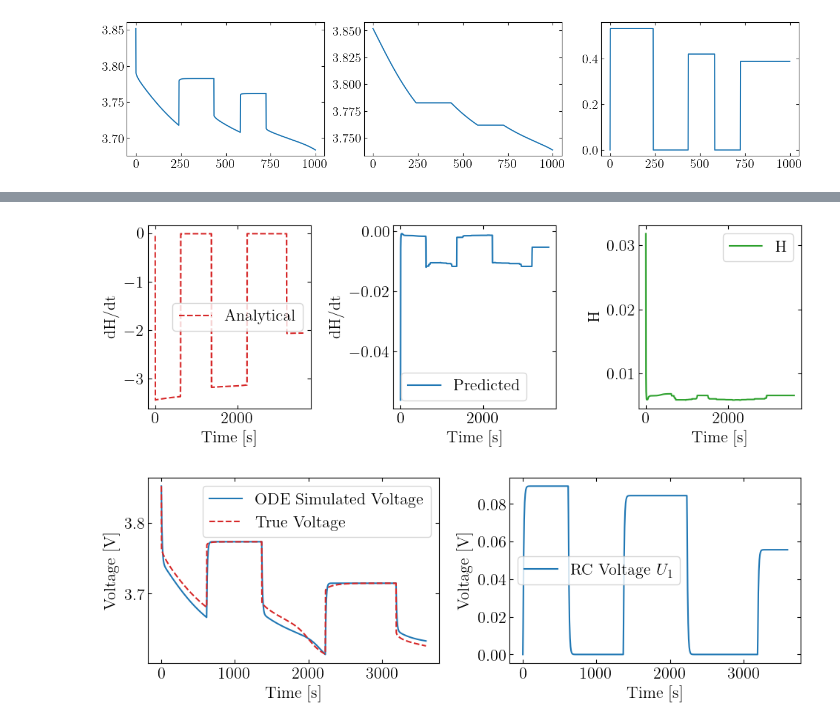
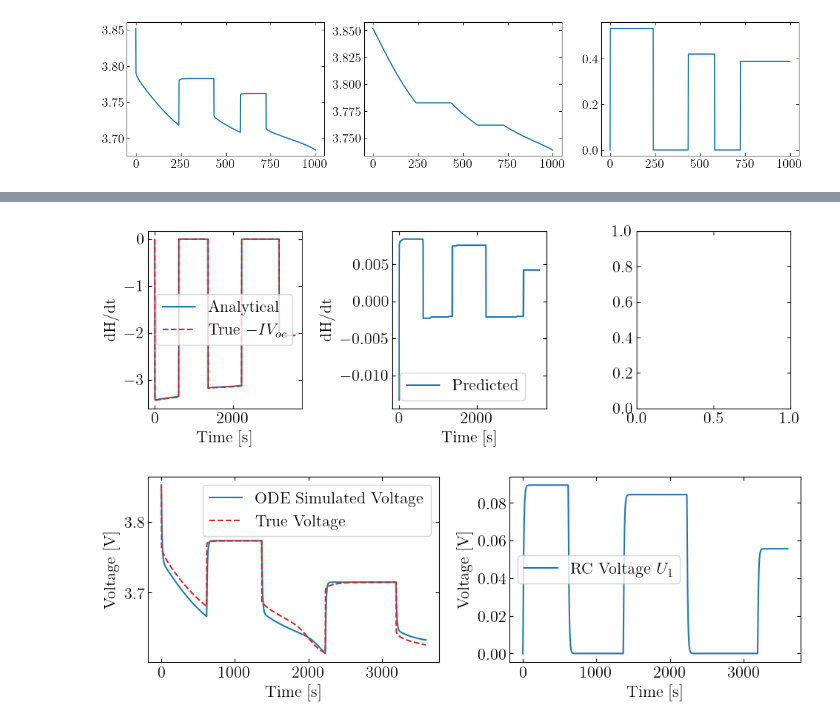
Before and after one commit to j-haralds/MSc_thesis, a Jupyter notebook: program/3_PHNN_ECM/4.1_JN_PHNN.ipynb, the cells around one changed output, grey strips where cells are left out. Saved outputs shown, nothing was run; the diff lists cells and outputs as text; code cells hidden in the pictures.

```diff
--- a/program/3_PHNN_ECM/4.1_JN_PHNN.ipynb
+++ b/program/3_PHNN_ECM/4.1_JN_PHNN.ipynb
@@ -489,39 +489,41 @@ def eval_rollout_H(idx=0, dt=DT):
 
     for t in range(step + 1):
         x_t = x_arr[0, t:t+1].detach().requires_grad_(True)  # (1, 2)
         H_t = model(x_t)                                      # (1, 1)
         I_t = I_arr[0, t:t+1]                                  # (1,)
         dHdt_pred_list.append(dH_dt_fn(H_t, x_t, I_t))        # (1,)
 
     dHdt_pred = torch.cat(dHdt_pred_list).detach().numpy()    # (T,)
     dHdt_analyt = dH_dt_analytical( V_pred_phys.squeeze(0).detach().numpy(), I_arr.squeeze(0).detach().numpy(),
                                    U1_arr.squeeze(0).detach().numpy(), model.R0.item(), model.R1.item())
 
     t_ax = np.arange(step + 1) * dt
     return dHdt_pred, dHdt_analyt, H_arr, t_ax
 
 idx = 1
 dt = 4
 dH_dt_pred, dH_dt_analyt, H, t = eval_rollout_H(idx, dt)
 
 fig, axes = plt.subplots(1, 3, figsize=(10, 3.5))
 
-axes[0].plot(t, dH_dt_analyt, '--', color='tab:red', label=r'Analytical')
+x_b = x_test_batch[idx:idx+1]
+y_b = y_test_batch[idx:idx+1]
+I_phys   = x_b[:, :, 0] * stats['I'][1] + stats['I'][0]
+ocv_phys = y_b[:, :, 1] * stats['ocv'][1] + stats['ocv'][0]
+axes[0].plot(t, dH_dt_analyt, color='tab:blue', label=r'Analytical')
+axes[0].plot(t_true, -I_phys.squeeze(0)*ocv_phys.squeeze(0), color='tab:red', linestyle='--', label=r'True $-IV_{oc}$')
 axes[0].set_xlabel("Time [s]")
 axes[0].set_ylabel("dH/dt")
 axes[0].legend()
+
 axes[1].plot(t, dH_dt_pred, color='tab:blue',  label=r'Predicted')
 axes[1].set_xlabel("Time [s]")
 axes[1].set_ylabel("dH/dt")
 axes[1].legend()
-axes[2].plot(t, H.squeeze(0).detach().numpy(), color='tab:green', label=r'H')
-axes[2].set_xlabel("Time [s]")
-axes[2].set_ylabel("H")
-axes[2].legend()
 
 fig.tight_layout()
 # %% [output]
-[figure, old version]
+[figure, new version]
 # %%
 import scipy
 
```
Also changed, not shown: parts of 3 cells of this notebook.
